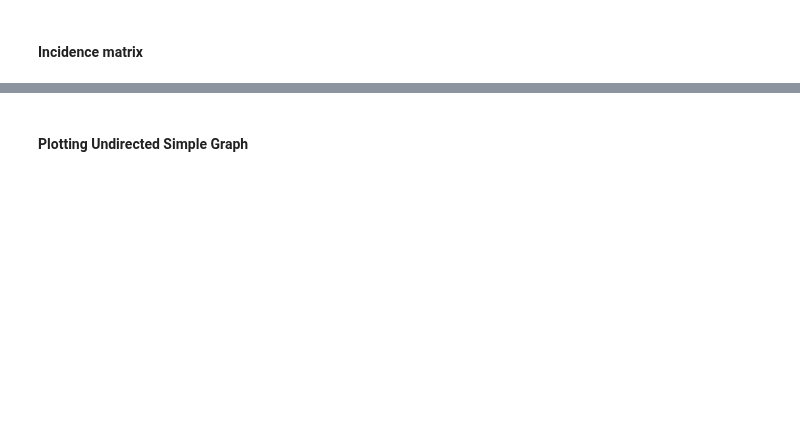
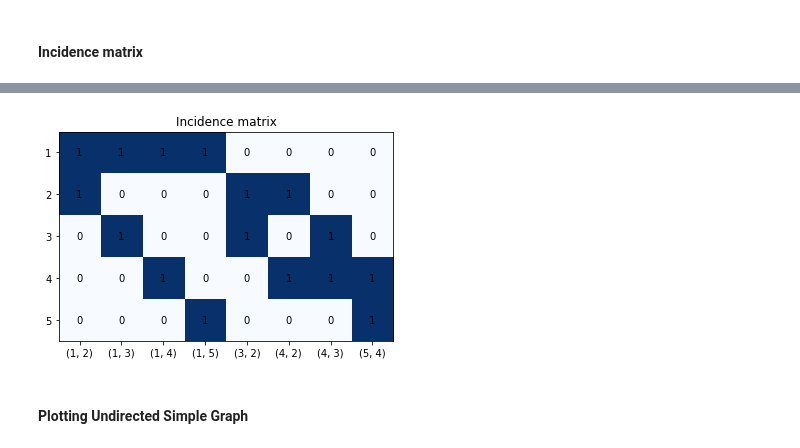
Before and after one commit to ansegura7/Algorithms, a Jupyter notebook: graphs/Graphs.ipynb, the cells around one changed output, grey strips where cells are left out. Saved outputs shown, nothing was run; the diff lists cells and outputs as text; code cells hidden in the pictures; blank space fills up the shorter version.

```diff
--- a/graphs/Graphs.ipynb
+++ b/graphs/Graphs.ipynb
@@ -101,3 +121,20 @@ print(im.todense())
+# %%
+# Plotting the Incidence matrix
+fig, ax = plt.subplots()
+ax.imshow(inc_mtx, cmap="Blues")
+ax.set_xticks(np.arange(len(edges_list)))
+ax.set_yticks(np.arange(len(nodes_list)))
+ax.set_xticklabels(edges_list)
+ax.set_yticklabels(nodes_list)
+
+for i in range(len(nodes_list)):
+    for j in range(len(edges_list)):
+        text = ax.text(j, i, int(inc_mtx[i, j]), ha="center", va="center", color="black")
+
+ax.set_title("Incidence matrix", fontsize=12)
+plt.show()
+# %% [output]
+[figure, added]
 # %% [markdown]
 #### Plotting Undirected Simple Graph
 # %%
```
Also changed, not shown: parts of 18 cells of this notebook, 1 other file.
